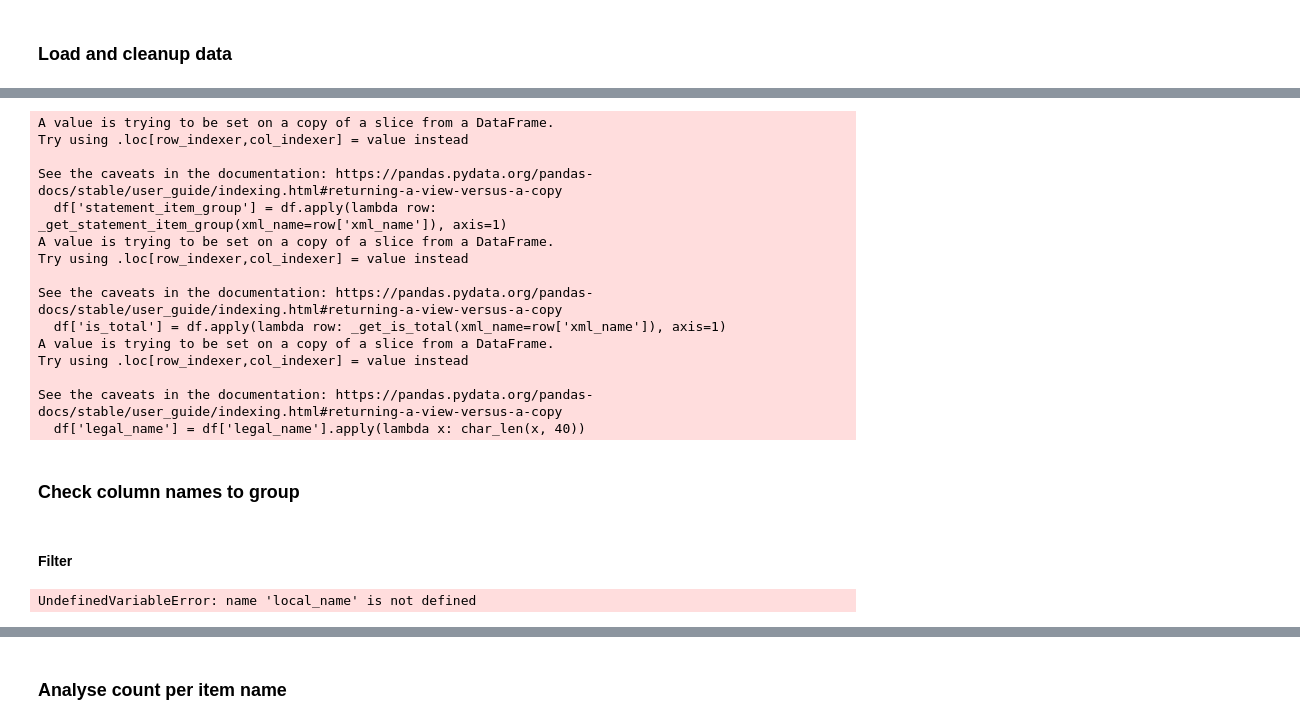
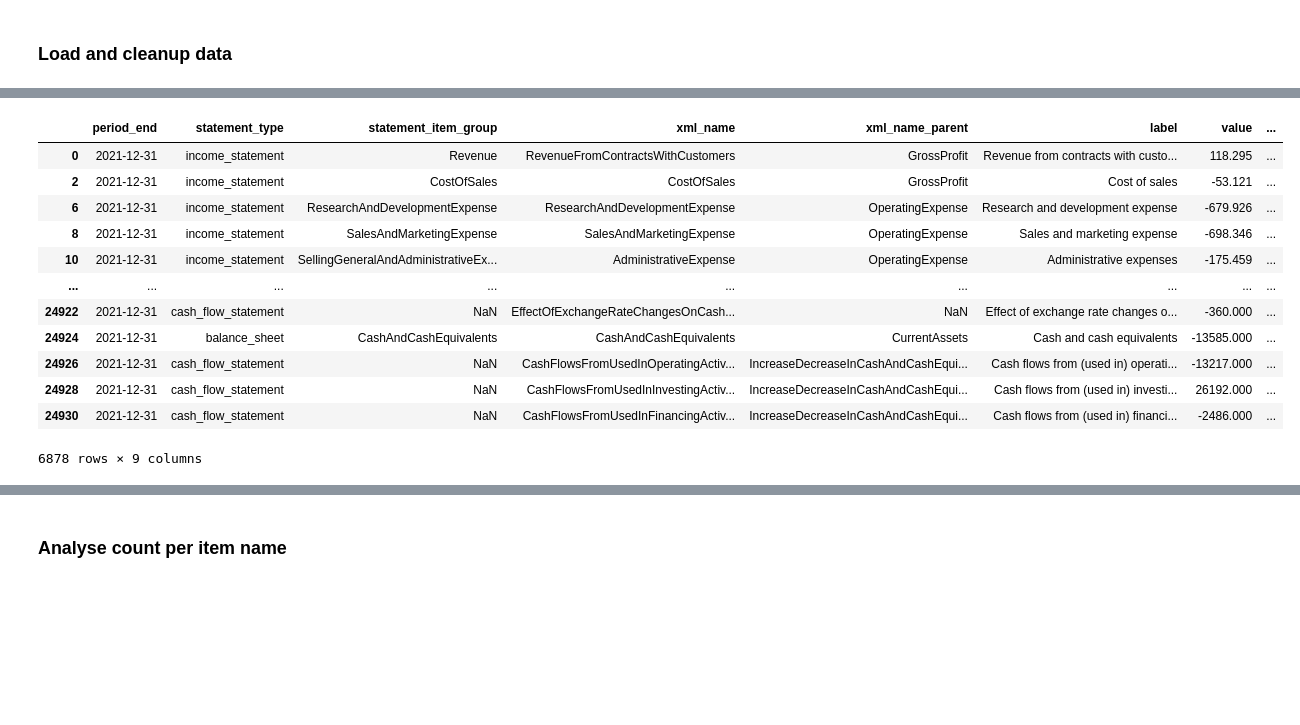
Before and after one commit to ggravlingen/pyesef, a Jupyter notebook: pyesef/helpers/analysis.ipynb, the cells around one changed output, grey strips where cells are left out. Drawn from its saved outputs; the diff is of its cells as text; code cells hidden in the pictures; blank space fills up the shorter version.

```diff
--- a/pyesef/helpers/analysis.ipynb
+++ b/pyesef/helpers/analysis.ipynb
@@ -34,8 +18,7 @@ def char_len(x, fixed_n):
 # %%
+
+# NB: if this is not working, check that CSV-file is in a tidy format
 df = pd.read_csv(f"{PATH_PROJECT_ROOT}/output.csv", sep=CSV_SEPARATOR)
-
-df['statement_item_group'] = df.apply(lambda row: _get_statement_item_group(xml_name=row['xml_name']), axis=1)
-df['is_total'] = df.apply(lambda row: _get_is_total(xml_name=row['xml_name']), axis=1)
 df['legal_name'] = df['legal_name'].apply(lambda x: char_len(x, 40))
 
 # Remove non-unique values
@@ -43,21 +26,3 @@ df = df.drop_duplicates(subset=df.columns)
 
 # Tidy up formatting of values
 df["value"] = df["value"] / 1e6
-# %% [output]
-A value is trying to be set on a copy of a slice from a DataFrame.
-Try using .loc[row_indexer,col_indexer] = value instead
-
-See the caveats in the documentation: https://pandas.pydata.org/pandas-docs/stable/user_guide/indexing.html#returning-a-view-versus-a-copy
-  df['statement_item_group'] = df.apply(lambda row: _get_statement_item_group(xml_name=row['xml_name']), axis=1)
-A value is trying to be set on a copy of a slice from a DataFrame.
-Try using .loc[row_indexer,col_indexer] = value instead
-
-See the caveats in the documentation: https://pandas.pydata.org/pandas-docs/stable/user_guide/indexing.html#returning-a-view-versus-a-copy
-  df['is_total'] = df.apply(lambda row: _get_is_total(xml_name=row['xml_name']), axis=1)
-A value is trying to be set on a copy of a slice from a DataFrame.
-Try using .loc[row_indexer,col_indexer] = value instead
-
-See the caveats in the documentation: https://pandas.pydata.org/pandas-docs/stable/user_guide/indexing.html#returning-a-view-versus-a-copy
-  df['legal_name'] = df['legal_name'].apply(lambda x: char_len(x, 40))
-# %% [markdown]
-### Check column names to group
@@ -68,14 +29,35 @@ See the caveats in the documentation: https://pandas.pydata.org/pandas-docs/stab
-# %% [markdown]
-#### Filter
 # %%
 filtered_df = df.query(
     'period_end in ("2021-12-31")'
     #' & statement_item_group in ("Revenue", "CashAndCashEquivalents", "CostOfSales", "Assets")'
-    ' & lei=="2138001H6FCSZBP26351"'
+    #' & lei=="549300MGVITW8GYJHZ50"'
     ' & is_total == False'
+    #' & has_resolved_group == False'
+    ' & is_extension == False'
     ' & statement_type != "other_comprehensive_income"'
-    # We don't need this information
-    ' & local_name not in ("ProfitLossAttributableToOwnersOfParent", "ProfitLossAttributableToNoncontrollingInterests")'
 )
+
+DROP_COLS = [
+    'has_resolved_group',
+    'is_extension',
+    "is_total",
+    "membership",
+    "currency",
+]
+
+filtered_df = filtered_df.drop(columns=DROP_COLS)
+filtered_df
 # %% [output]
+|  | period_end | statement_type | statement_item_group | xml_name | xml_name_parent | label | value | ... |
+| 0 | 2021-12-31 | income_statement | Revenue | RevenueFromContractsWithCustomers | GrossProfit | Revenue from contracts with custo... | 118.295 | ... |
+| 2 | 2021-12-31 | income_statement | CostOfSales | CostOfSales | GrossProfit | Cost of sales | -53.121 | ... |
+| 6 | 2021-12-31 | income_statement | ResearchAndDevelopmentExpense | ResearchAndDevelopmentExpense | OperatingExpense | Research and development expense | -679.926 | ... |
+| 8 | 2021-12-31 | income_statement | SalesAndMarketingExpense | SalesAndMarketingExpense | OperatingExpense | Sales and marketing expense | -698.346 | ... |
+| 10 | 2021-12-31 | income_statement | SellingGeneralAndAdministrativeEx... | AdministrativeExpense | OperatingExpense | Administrative expenses | -175.459 | ... |
+| ... | ... | ... | ... | ... | ... | ... | ... | ... |
+| 24922 | 2021-12-31 | cash_flow_statement | NaN | EffectOfExchangeRateChangesOnCash... | NaN | Effect of exchange rate changes o... | -360.000 | ... |
+| 24924 | 2021-12-31 | balance_sheet | CashAndCashEquivalents | CashAndCashEquivalents | CurrentAssets | Cash and cash equivalents | -13585.000 | ... |
+| 24926 | 2021-12-31 | cash_flow_statement | NaN | CashFlowsFromUsedInOperatingActiv... | IncreaseDecreaseInCashAndCashEqui... | Cash flows from (used in) operati... | -13217.000 | ... |
+| 24928 | 2021-12-31 | cash_flow_statement | NaN | CashFlowsFromUsedInInvestingActiv... | IncreaseDecreaseInCashAndCashEqui... | Cash flows from (used in) investi... | 26192.000 | ... |
+| 24930 | 2021-12-31 | cash_flow_statement | NaN | CashFlowsFromUsedInFinancingActiv... | IncreaseDecreaseInCashAndCashEqui... | Cash flows from (used in) financi... | -2486.000 | ... |
-UndefinedVariableError: name 'local_name' is not defined
+6878 rows × 9 columns
```
Also changed, not shown: parts of 6 cells of this notebook, 8 other files.
